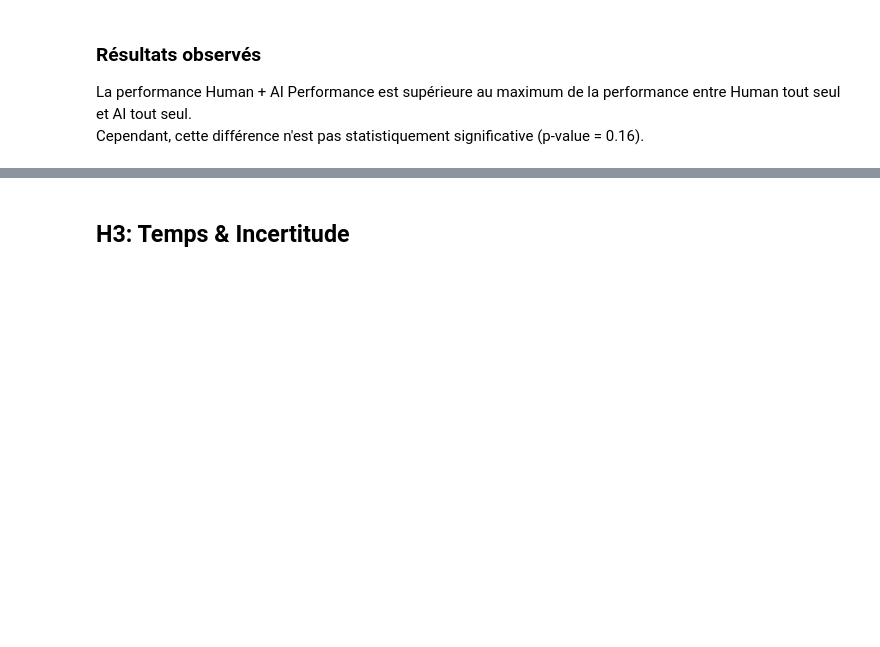
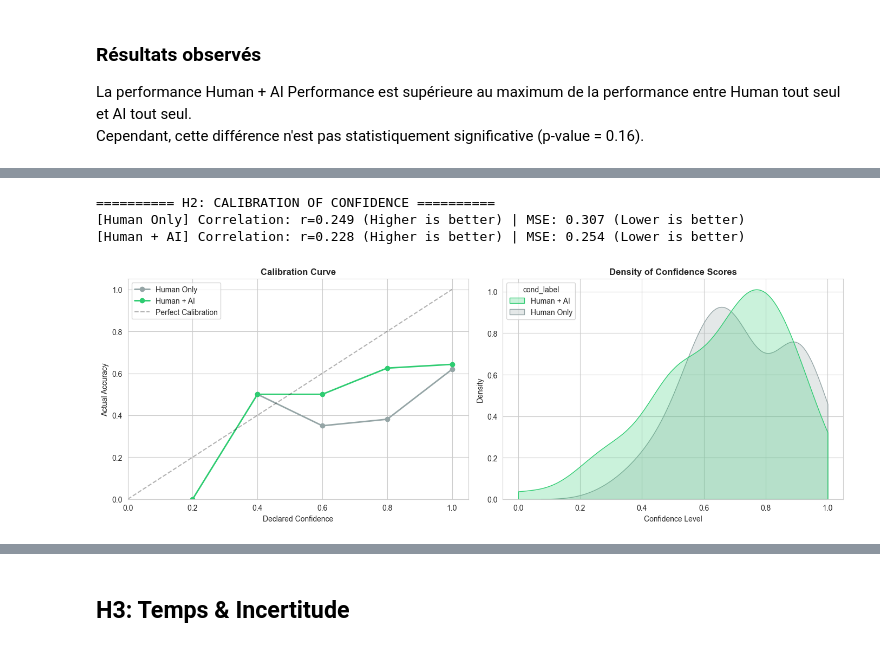
Before and after one commit to VictorFleiser/AI-Detection-Extension, a Jupyter notebook: main.ipynb, the cells around one changed output, grey strips where cells are left out. Drawn from its saved outputs; the diff is of its cells as text; code cells hidden in the pictures; blank space fills up the shorter version.

```diff
--- a/main.ipynb
+++ b/main.ipynb
@@ -168,0 +181,78 @@ Cependant, cette différence n'est pas statistiquement significative (p-value =
+# %%
+def plot_h2_calibration(df):
+    print(f"\n{'='*10} H2: CALIBRATION OF CONFIDENCE {'='*10}")
+
+    # Filter for decisions and ensure numeric types
+    dec = df[df['event_type'] == 'decision'].copy()
+    dec['is_correct_num'] = (dec['correct'] == 'YES').astype(int)
+    dec['user_confidence'] = pd.to_numeric(dec['user_confidence'], errors='coerce')
+    dec = dec.dropna(subset=['user_confidence', 'is_correct_num'])
+
+    # Statistics per Condition
+    conditions = ['Human Only', 'Human + AI']
+    stats_data = []
+
+    for cond in conditions:
+        subset = dec[dec['cond_label'] == cond]
+        if len(subset) < 2: continue
+
+        # Pearson Correlation (How well do they move together?)
+        corr, _ = stats.pearsonr(subset['user_confidence'], subset['is_correct_num'])
+
+        # MSE (Distance between Confidence and Outcome)
+        mse = np.mean((subset['user_confidence'] - subset['is_correct_num'])**2)
+
+        stats_data.append({'Condition': cond, 'Correlation': corr, 'MSE': mse})
+        print(f"[{cond}] Correlation: r={corr:.3f} (Higher is better) | MSE: {mse:.3f} (Lower is better)")
+
+    fig, axes = plt.subplots(1, 2, figsize=(14, 5))
+    sns.set_style("whitegrid")
+
+    colors = {'Human Only': '#95a5a6', 'Human + AI': '#2ecc71'}
+
+    # --- Plot A: Calibration Curve (Reliability Diagram) ---
+    # We bin confidence into groups (e.g., 0-0.2, 0.2-0.4...)
+    bins = np.linspace(0, 1, 6) # 5 bins: 0.0, 0.2, 0.4, 0.6, 0.8, 1.0
+
+    for cond in conditions:
+        subset = dec[dec['cond_label'] == cond].copy()
+        if subset.empty: continue
+
+        # Assign each decision to a bin
+        subset['bin'] = pd.cut(subset['user_confidence'], bins, labels=bins[1:])
+
+        # mean accuracy for each confidence bin
+        calib_curve = subset.groupby('bin')['is_correct_num'].mean()
+
+        axes[0].plot(bins[1:], calib_curve, marker='o', label=cond, linewidth=2, color=colors[cond])
+
+    # Reference line (Perfect Calibration: Confidence = Accuracy)
+    axes[0].plot([0, 1], [0, 1], 'k--', alpha=0.3, label="Perfect Calibration")
+
+    axes[0].set_title("Calibration Curve", weight='bold')
+    axes[0].set_xlabel("Declared Confidence")
+    axes[0].set_ylabel("Actual Accuracy")
+    axes[0].set_ylim(0, 1.05)
+    axes[0].set_xlim(0, 1.05)
+    axes[0].legend()
+
+    # --- Plot B: Confidence Distribution ---
+    # How confident were users generally?
+    sns.kdeplot(data=dec, x='user_confidence', hue='cond_label',
+                fill=True, palette=colors, ax=axes[1], clip=(0,1), warn_singular=False)
+
+    axes[1].set_title("Density of Confidence Scores", weight='bold')
+    axes[1].set_xlabel("Confidence Level")
+    axes[1].set_ylabel("Density")
+
+    plt.tight_layout()
+    plt.savefig(os.path.join(PLOTS_DIR, "H2_Calibration.png"), dpi=300)
+    plt.show()
+
+if not df.empty:
+    plot_h2_calibration(df)
+# %% [output]
+========== H2: CALIBRATION OF CONFIDENCE ==========
+[Human Only] Correlation: r=0.249 (Higher is better) | MSE: 0.307 (Lower is better)
+[Human + AI] Correlation: r=0.228 (Higher is better) | MSE: 0.254 (Lower is better)
+[figure, added]
```
Also changed, not shown: parts of 4 cells of this notebook.
